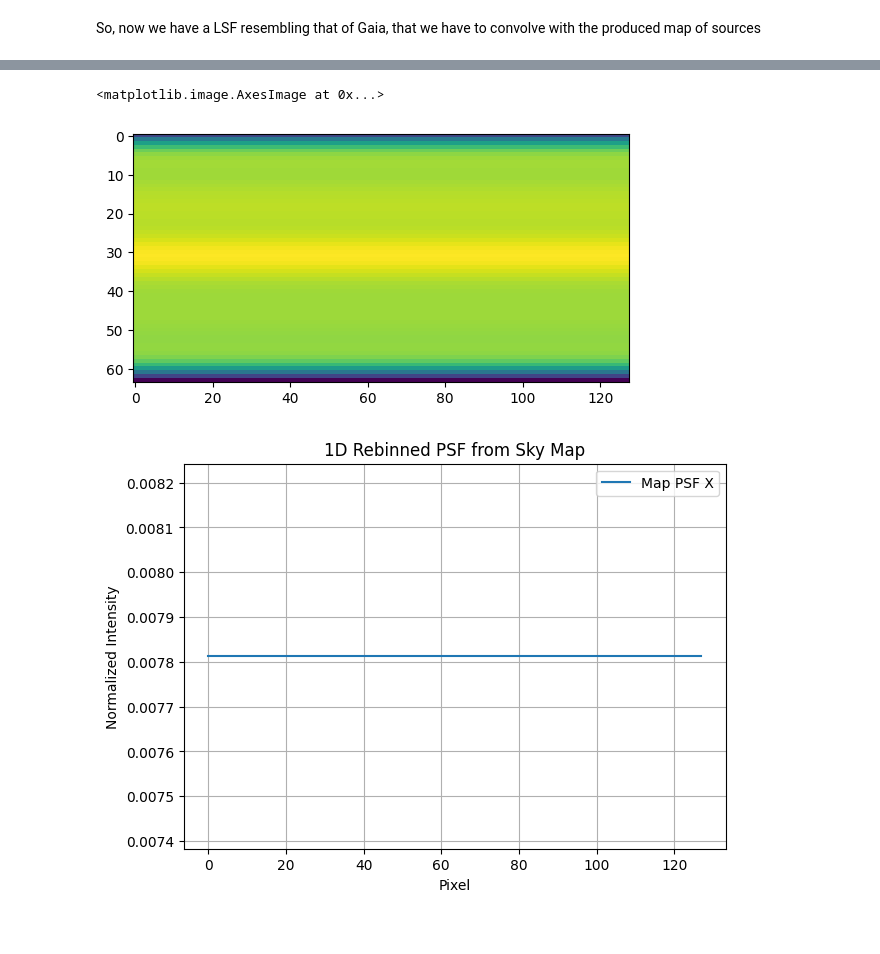
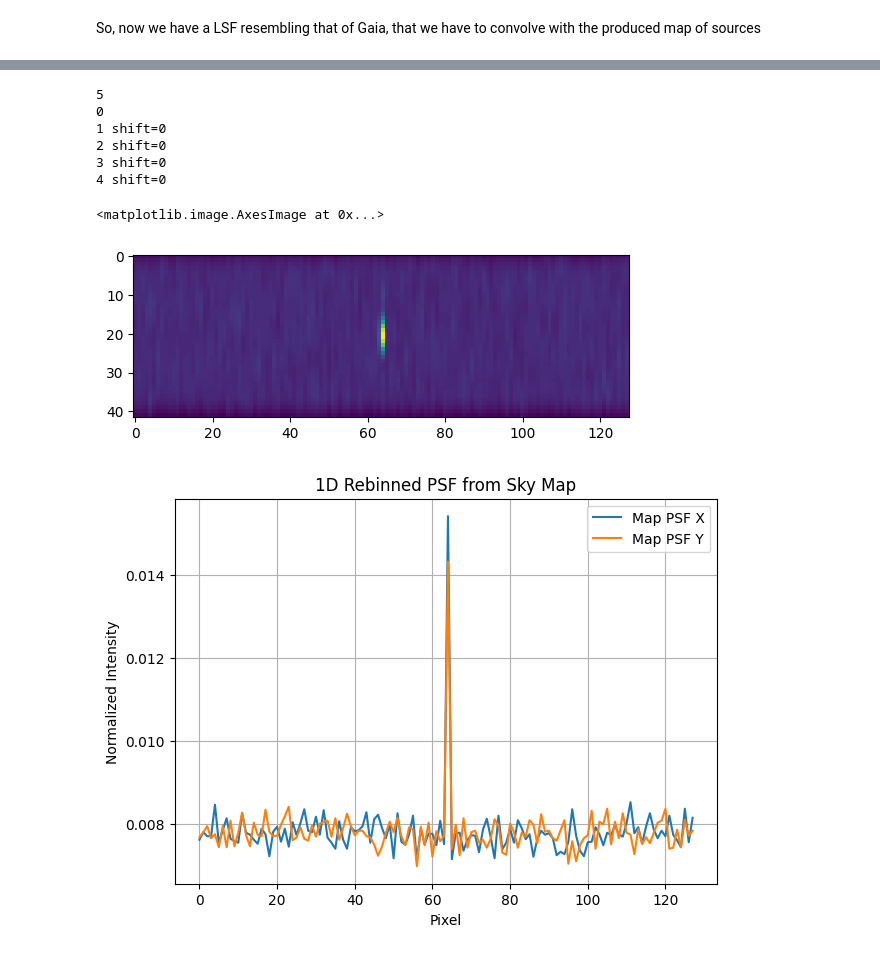
Before and after one commit to pietroferraiuolo/BINCAT, a Jupyter notebook: 01-psf-simulation.ipynb, the cells around one changed output, grey strips where cells are left out. Cells and saved outputs as stored; diff of their text form; code cells hidden in the pictures.

```diff
--- a/01-psf-simulation.ipynb
+++ b/01-psf-simulation.ipynb
@@ -84,7 +85,7 @@ from simulator import SkyMap, GaiaTelescopeV0
 from matplotlib import pyplot as plt
 import numpy as np
 sm = SkyMap(map_noise=5)
-gt = GaiaTelescopeV0()
+gt = GaiaTelescopeV0(field_ofview=(0.059*4500, 0.177*1966)*(u.arcsec))
 gt.display_psf()
 sssm = sm.create_single_star_sky_map(10, (128,128))
 # %% [output]
@@ -112,21 +93,27 @@ map =gt.observeSkyMap(sssm)
 # %%
-plt.imshow(map)
+plt.imshow(gt.observeSkyMap(sssm))
 # %% [output]
-<matplotlib.image.AxesImage at 0x...>
+5
+0
+1 shift=0
+2 shift=0
+3 shift=0
+4 shift=0
+<matplotlib.image.AxesImage at 0x...>
-[figure, old version]
+[figure, new version]
 # %%
-map_psf_x = np.sum(map, axis=0)  # or axis=1, depending on scan direction
-map_psf_x /= np.sum(map_psf_x)  # normalize
-map_psf_y = np.sum(map, axis=1)  # or axis=0, depending on scan direction
-map_psf_y /= np.sum(map_psf_y)  # normalize
+map_psf_x = np.sum(sssm, axis=0)  # or axis=1, depending on scan direction
+map_psf_x = map_psf_x/np.sum(map_psf_x)  # normalize
+map_psf_y = np.sum(sssm, axis=1)  # or axis=0, depending on scan direction
+map_psf_y = map_psf_y/np.sum(map_psf_y)  # normalize
 plt.figure(figsize=(7, 5))
 plt.title('1D Rebinned PSF from Sky Map')
 plt.plot(map_psf_x, label='Map PSF X')
-##plt.plot(map_psf_y, label='Map PSF Y')
+plt.plot(map_psf_y, label='Map PSF Y')
 plt.legend()
 plt.xlabel('Pixel')
 plt.ylabel('Normalized Intensity')
 plt.grid()
 plt.show()
 # %% [output]
-[figure, old version]
+[figure, new version]
```
Also changed, not shown: parts of 4 cells of this notebook, 1 other file.
